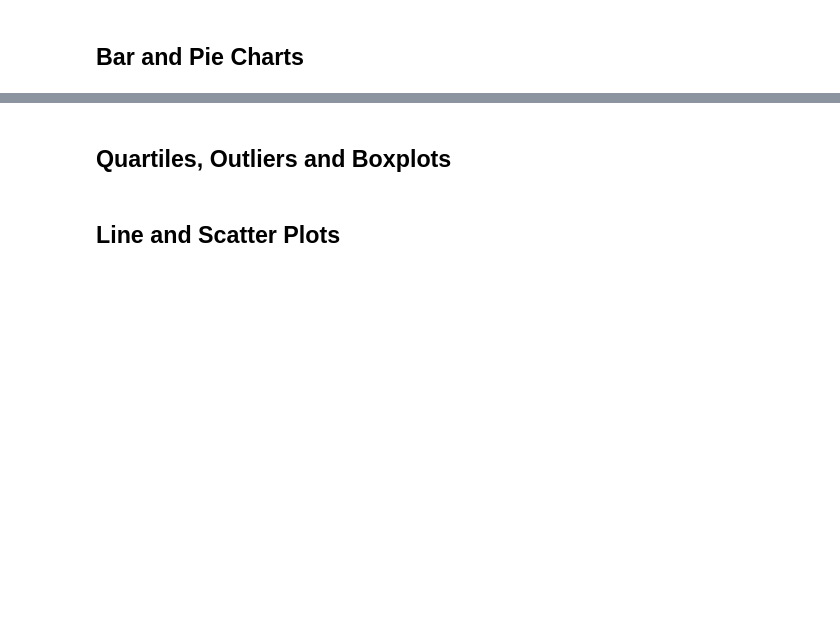
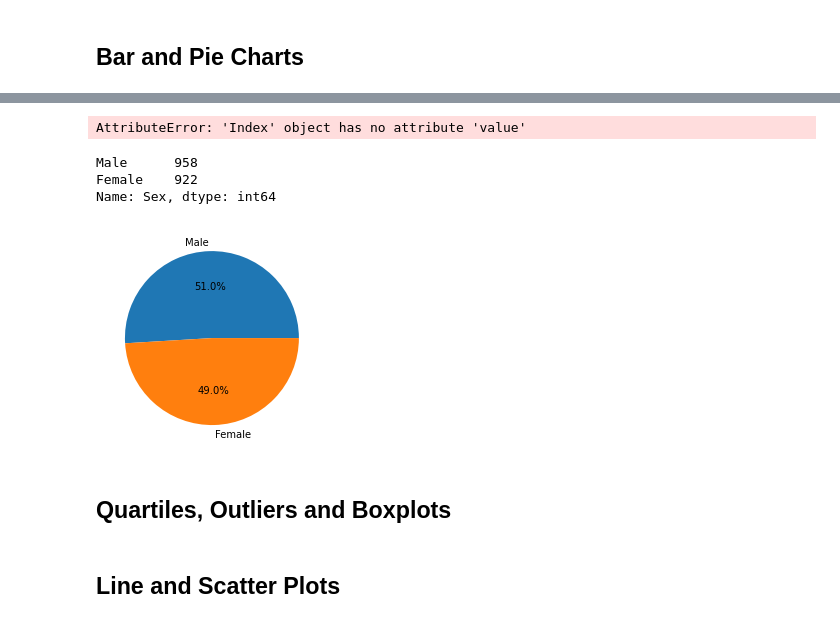
Before and after one commit to KWildcatQ/Matplotlib, a Jupyter notebook: Pymaceuticals/pymaceuticals_starter.ipynb, the cells around one changed output, grey strips where cells are left out. Drawn from its saved outputs; the diff is of its cells as text; code cells hidden in the pictures; blank space fills up the shorter version.

```diff
--- a/Pymaceuticals/pymaceuticals_starter.ipynb
+++ b/Pymaceuticals/pymaceuticals_starter.ipynb
@@ -210,5 +233,35 @@ SyntaxError: invalid syntax (<ipython-input-75-cc6b1540d489>, line 2)
+# %%
+#Bar Plot Showing Number of Measurements per Regimen using Numplotlib
+x_axis=np.arange(len(Regimen_Measurements))
+Drug_Regimen=Clean_Mouse['Drug Regimen'].value_counts()
+plt.bar(Drug_Regimen.index.value,Drug_Regimen.values)
+plt.show()
+
+##['Capomulin', 'Ceftamin', 'Infubinol', 'Ketapril', 'Naftisol', 'Placebo', 'Propriva', 'Ramicane', 'Stelasyn', 'Zoniferol']
+#tick_locations= []
+#for x in x_axis:
+ #   tick_locations.append(x)
+
+#Chart Labels and Setup
+plt.figure(figsize=(15,4))
+plt.title("Number of Measurements per Regimen")
+plt.xlabel("Drug Regimen")
+plt.ylabel("Number of Measurements")
+plt.bar(x_axis, Regimen_Measurements, facecolor="red", alpha=1.00, align="center")
+plt.xticks(tick_locations, Drug_Regimen)
+# %% [output]
+AttributeError: 'Index' object has no attribute 'value'
 # %%
 # Generate a pie plot showing the distribution of female versus male mice using pandas
+Mouse_Gender=Clean_Mouse.Sex.value_counts()
+print(Mouse_Gender)
+plt.pie(Mouse_Gender.values,labels=Mouse_Gender.index.values, autopct="%1.1f%%")
+plt.show()
+# %% [output]
+Male      958
+Female    922
+Name: Sex, dtype: int64
+[figure, added]
 # %%
 # Generate a pie plot showing the distribution of female versus male mice using pyplot
 # %% [markdown]
```
Also changed, not shown: parts of 11 cells of this notebook, 3 other files.
